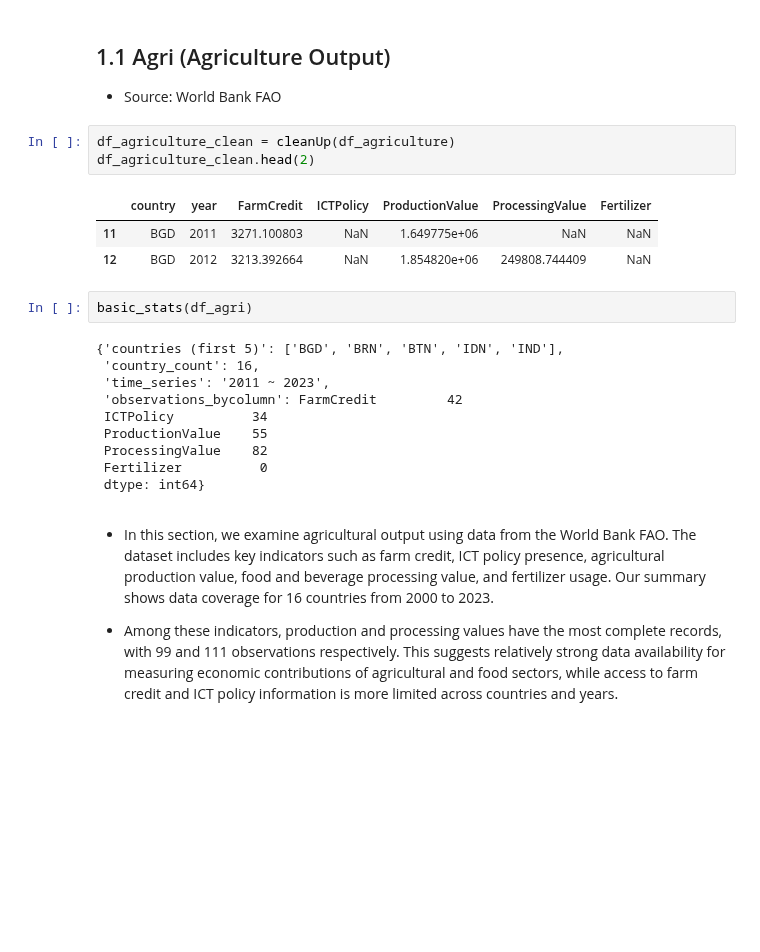
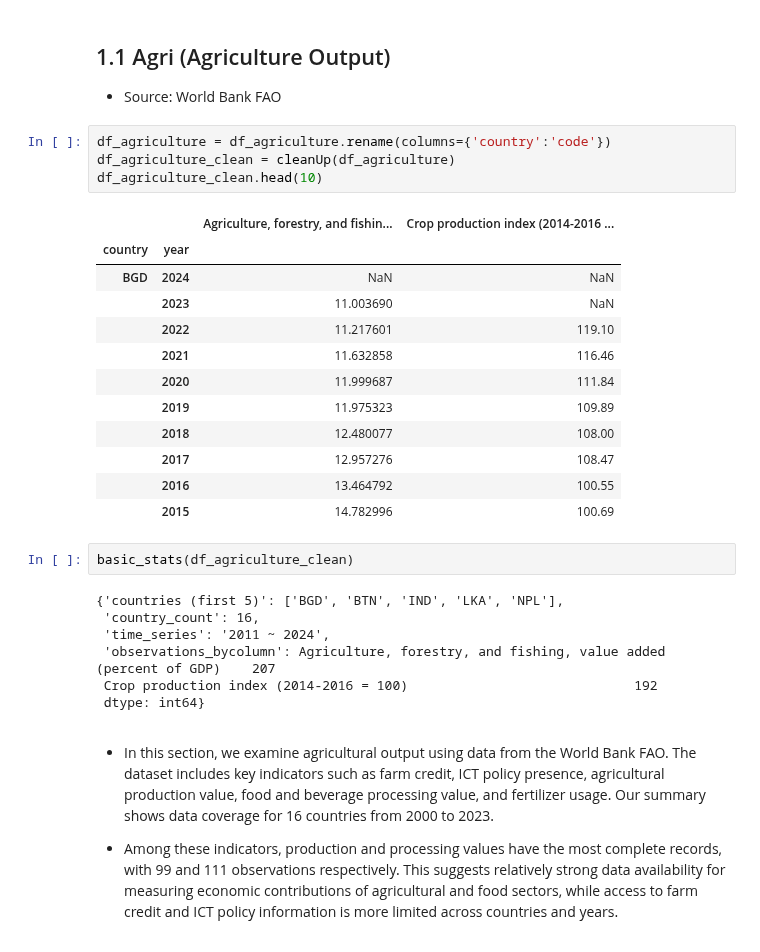
Before and after one commit to wanzi-wang/graspp_2025s_fintech, a Jupyter notebook: notebooks/Milestone_3_part1.ipynb, the cells around one changed output. Saved outputs shown, nothing was run; the diff lists cells and outputs as text; blank space fills up the shorter version.

```diff
--- a/notebooks/Milestone_3_part1.ipynb
+++ b/notebooks/Milestone_3_part1.ipynb
@@ -45,23 +94,30 @@ df_mobileTransaction = pd.read_csv('../Data/processed/mobile_transact.csv')
 ## 1.1 Agri (Agriculture Output)
 - Source: World Bank FAO
 # %%
+df_agriculture = df_agriculture.rename(columns={'country':'code'})
 df_agriculture_clean = cleanUp(df_agriculture)
-df_agriculture_clean.head(2)
+df_agriculture_clean.head(10)
 # %% [output]
-|  | country | year | FarmCredit | ICTPolicy | ProductionValue | ProcessingValue | Fertilizer |
-| 11 | BGD | 2011 | 3271.100803 | NaN | 1.649775e+06 | NaN | NaN |
-| 12 | BGD | 2012 | 3213.392664 | NaN | 1.854820e+06 | 249808.744409 | NaN |
+|  |  | Agriculture, forestry, and fishin... | Crop production index (2014-2016 ... |
+| country | year |  |  |
+| BGD | 2024 | NaN | NaN |
+|  | 2023 | 11.003690 | NaN |
+|  | 2022 | 11.217601 | 119.10 |
+|  | 2021 | 11.632858 | 116.46 |
+|  | 2020 | 11.999687 | 111.84 |
+|  | 2019 | 11.975323 | 109.89 |
+|  | 2018 | 12.480077 | 108.00 |
+|  | 2017 | 12.957276 | 108.47 |
+|  | 2016 | 13.464792 | 100.55 |
+|  | 2015 | 14.782996 | 100.69 |
 # %%
-basic_stats(df_agri)
+basic_stats(df_agriculture_clean)
 # %% [output]
-{'countries (first 5)': ['BGD', 'BRN', 'BTN', 'IDN', 'IND'],
+{'countries (first 5)': ['BGD', 'BTN', 'IND', 'LKA', 'NPL'],
  'country_count': 16,
- 'time_series': '2011 ~ 2023',
- 'observations_bycolumn': FarmCredit         42
- ICTPolicy          34
- ProductionValue    55
- ProcessingValue    82
- Fertilizer          0
+ 'time_series': '2011 ~ 2024',
+ 'observations_bycolumn': Agriculture, forestry, and fishing, value added (percent of GDP)    207
+ Crop production index (2014-2016 = 100)                             192
  dtype: int64}
 # %% [markdown]
 - In this section, we examine agricultural output using data from the World Bank FAO. The dataset includes key indicators such as farm credit, ICT policy presence, agricultural production value, food and beverage processing value, and fertilizer usage. Our summary shows data coverage for 16 countries from 2000 to 2023.
```
Also changed, not shown: parts of 18 cells of this notebook, 1 other file.
